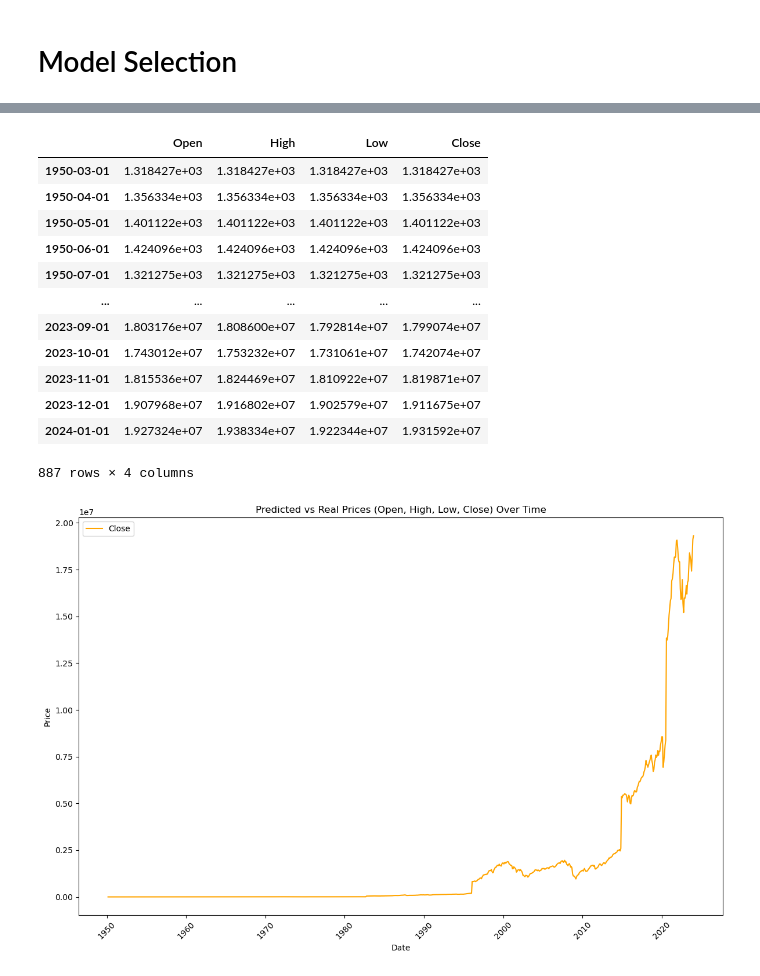
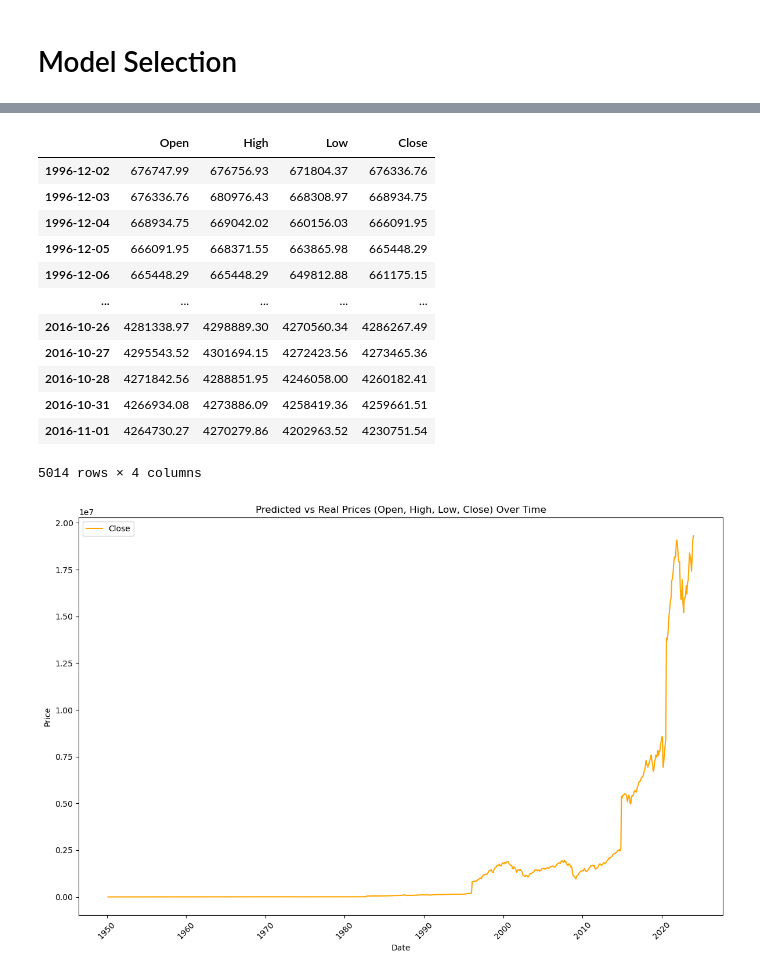
Before and after one commit to rinaaro/TS-project---HMM, a Jupyter notebook: Data_collection.ipynb, the cells around one changed output, grey strips where cells are left out. Saved outputs shown, nothing was run; the diff lists cells and outputs as text; code cells hidden in the pictures.

Commit message:
prediction work

```diff
--- a/Data_collection.ipynb
+++ b/Data_collection.ipynb
@@ -199,13 +189,14 @@ plt.show()
 # %%
-#Alternate method
-state_range = range(2, 7)  # HMM with 2 to 6 states
+#Method 2 : algoritmic choice
+#we are using the same obs as before
+state_range = range(2, 7)
 best_model = None
 best_criteria = {"AIC": float('inf'), "BIC": float('inf'), "HQC": float('inf'), "CAIC": float('inf')}
-data_length = len(obs1)
+data_length = len(obs)
 T=120
 
-def calculate_model_criteria(hmm_model, M, k):  # M as number of observations, k as number of parameters
-    L = hmm_model.score(obs1)  # Use the correct model passed as the argument
+def calculate_model_criteria(hmm_model, M, k):                  #M as number of observations, k as number of parameters
+    L = hmm_model.score(obs)                                    #Use the correct model passed as the argument
     aic = -2 * L + 2 * k
     bic = -2 * L + k * np.log(M)
     hqc = -2 * L + 2 * k * np.log(np.log(M))
@@ -213,8 +204,8 @@ def calculate_model_criteria(hmm_model, M, k):  # M as number of observations, k
     return {"AIC": aic, "BIC": bic, "HQC": hqc, "CAIC": caic}
 
 for num_states in state_range:
-    model = GaussianHMM(n_components=num_states, covariance_type='diag', random_state=1)
-    model.fit(obs1)
+    model = GaussianHMM(n_components=num_states, covariance_type='diag', random_state=42)
+    model.fit(obs)
 
     # Number of parameters: Transition, emission, and initial probabilities
     num_params = num_states ** 2 + 2 * num_states - 1
@@ -239,46 +300,37 @@ Best Model Criteria: {'AIC': 42474.26191588498, 'BIC': 42699.290630053525, 'HQC'
 # %%
-# Step 6: Predict closing price
+# Step 7: Evaluate predictions
 predicted_prices = []
-har_model = obs1.rolling(window=10).mean().shift(1)
 
+# For every observation, calculate the predicted price based on the best model
 for i in range(len(obs1)):
     state = best_model.predict(obs1[:i + 1])[-1]  # Predict current state
-    state_means = best_model.means_[state]            # Mean of observed values in the predicted state
-    predicted_price = obs1.iloc[i] * (1 + state_means[-1])  # Predict price based on % change
+    state_means = best_model.means_[state]  # Mean of observed values in the predicted state
+    predicted_price = obs1.iloc[i] * (1 + state_means[-1])
+    predicted_price = predicted_price.round(2)  # Predict price based on % change
     predicted_prices.append(predicted_price)
+
+
+predicted_df = pd.DataFrame(predicted_prices)
+
+# Make sure the index is a datetime index (if it's not already)
+predicted_df.index = pd.to_datetime(predicted_df.index)
+
+# Display the table
+predicted_df
+# %% [output]
+|  | Open | High | Low | Close |
+| 1996-12-02 | 676747.99 | 676756.93 | 671804.37 | 676336.76 |
+| 1996-12-03 | 676336.76 | 680976.43 | 668308.97 | 668934.75 |
+| 1996-12-04 | 668934.75 | 669042.02 | 660156.03 | 666091.95 |
+| 1996-12-05 | 666091.95 | 668371.55 | 663865.98 | 665448.29 |
+| 1996-12-06 | 665448.29 | 665448.29 | 649812.88 | 661175.15 |
+| ... | ... | ... | ... | ... |
+| 2016-10-26 | 4281338.97 | 4298889.30 | 4270560.34 | 4286267.49 |
+| 2016-10-27 | 4295543.52 | 4301694.15 | 4272423.56 | 4273465.36 |
+| 2016-10-28 | 4271842.56 | 4288851.95 | 4246058.00 | 4260182.41 |
+| 2016-10-31 | 4266934.08 | 4273886.09 | 4258419.36 | 4259661.51 |
+| 2016-11-01 | 4264730.27 | 4270279.86 | 4202963.52 | 4230751.54 |
+5014 rows × 4 columns
-# %%
-# Step 7: Evaluate predictions
-predicted_prices = []
-
-# For every observation, calculate the predicted price based on the best model
-for i in range(len(obs1)):
-    state = best_model.predict(obs1[:i + 1])[-1]  # Predict current state
-    state_means = best_model.means_[state]  # Mean of observed values in the predicted state
-    predicted_price = obs1.iloc[i] * (1 + state_means[-1])  # Predict price based on % change
-    predicted_prices.append(predicted_price)
-
-
-predicted_df = pd.DataFrame(predicted_prices)
-
-# Make sure the index is a datetime index (if it's not already)
-predicted_df.index = pd.to_datetime(predicted_df.index)
-
-# Display the table
-predicted_df
-# %% [output]
-|  | Open | High | Low | Close |
-| 1950-03-01 | 1.318427e+03 | 1.318427e+03 | 1.318427e+03 | 1.318427e+03 |
-| 1950-04-01 | 1.356334e+03 | 1.356334e+03 | 1.356334e+03 | 1.356334e+03 |
-| 1950-05-01 | 1.401122e+03 | 1.401122e+03 | 1.401122e+03 | 1.401122e+03 |
-| 1950-06-01 | 1.424096e+03 | 1.424096e+03 | 1.424096e+03 | 1.424096e+03 |
-| 1950-07-01 | 1.321275e+03 | 1.321275e+03 | 1.321275e+03 | 1.321275e+03 |
-| ... | ... | ... | ... | ... |
-| 2023-09-01 | 1.803176e+07 | 1.808600e+07 | 1.792814e+07 | 1.799074e+07 |
-| 2023-10-01 | 1.743012e+07 | 1.753232e+07 | 1.731061e+07 | 1.742074e+07 |
-| 2023-11-01 | 1.815536e+07 | 1.824469e+07 | 1.810922e+07 | 1.819871e+07 |
-| 2023-12-01 | 1.907968e+07 | 1.916802e+07 | 1.902579e+07 | 1.911675e+07 |
-| 2024-01-01 | 1.927324e+07 | 1.938334e+07 | 1.922344e+07 | 1.931592e+07 |
-887 rows × 4 columns
 # %%
 plt.figure(figsize=(12, 8))
 
```
Also changed, not shown: parts of 16 cells of this notebook.
